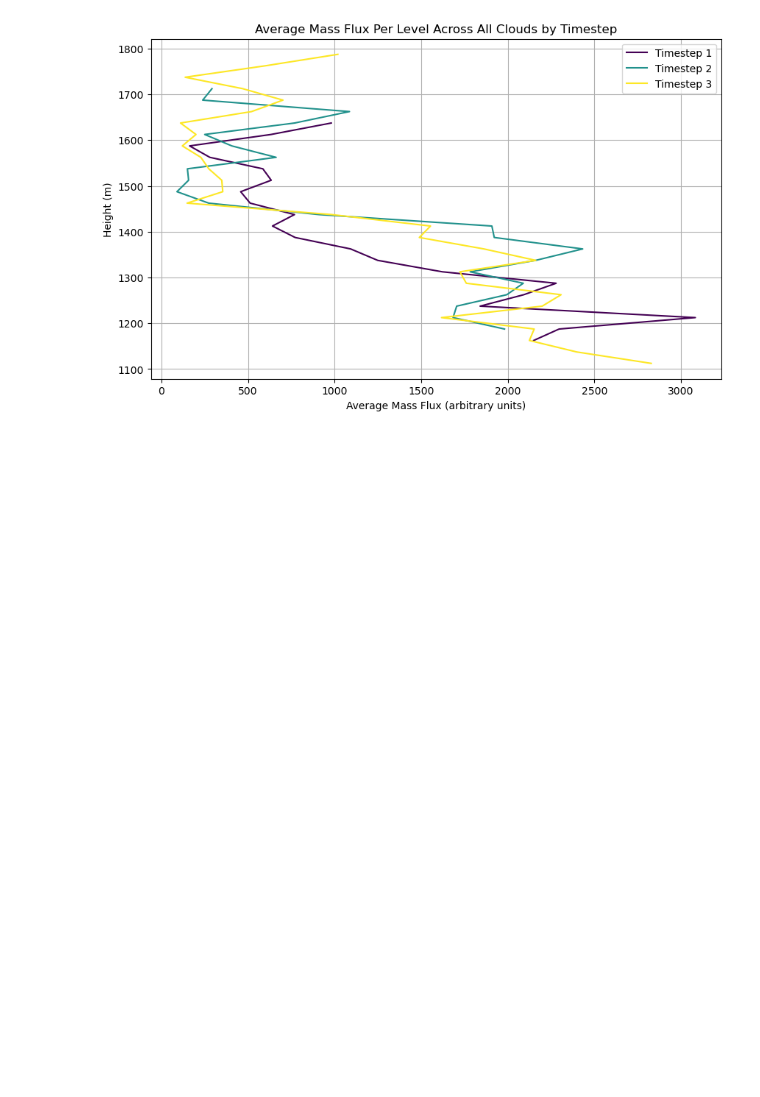
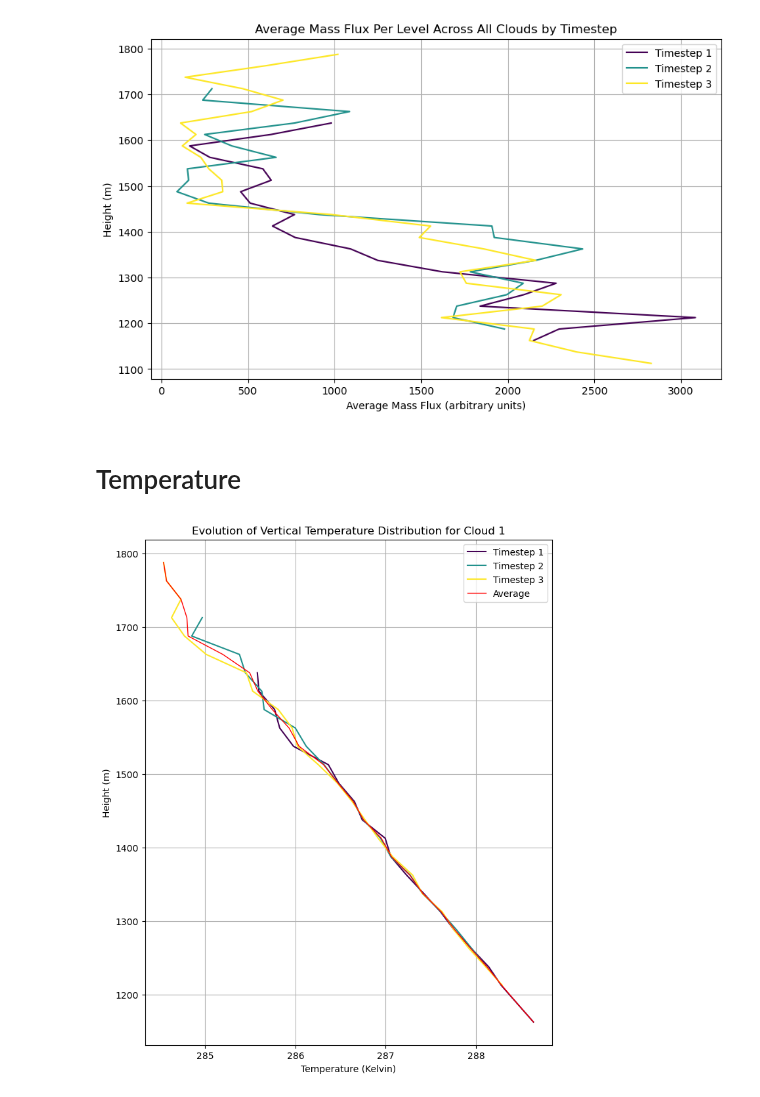
Before and after one commit to jurezgubic/CloudTracking, a Jupyter notebook: analysis/output_analysis_vertical_profiles.ipynb, the cells around one changed output. Drawn from its saved outputs; the diff is of its cells as text; code cells hidden in the pictures; blank space fills up the shorter version.

Commit message:
Adding temperature and w vertical profile output. w is wrong!

```diff
--- a/analysis/output_analysis_vertical_profiles.ipynb
+++ b/analysis/output_analysis_vertical_profiles.ipynb
@@ -123,3 +124,48 @@ plt.show()
 dataset.close()
 # %% [output]
 [figure]
+# %% [markdown]
+# Temperature
+# %%
+
+# Load the NetCDF file
+nc_file = '../cloud_results.nc'  # Update this path
+dataset = Dataset(nc_file, 'r')
+
+# Select a specific cloud track to visualize
+cloud_index = 0 # Set the index of the cloud you want to visualize
+
+# Read the temp per level data for the specific cloud track
+temp_per_level = dataset.variables['temp_per_level'][cloud_index, :, :].T  # Transpose to get shape (levels, timesteps)
+
+# Read the height levels to use as the y-axis
+heights = dataset.variables['height'][:]
+
+# Number of timesteps for this specific cloud
+num_timesteps = temp_per_level.shape[1]
+
+# Set up the figure and axes for plotting
+plt.figure(figsize=(8, 10))
+
+# Generate a color map for the different timesteps
+colors = cm.viridis(np.linspace(0, 1, num_timesteps))
+
+# Plot temperature distribution for each timestep
+for timestep in range(num_timesteps):
+    if not np.all(np.isnan(temp_per_level[:, timestep])):  # Check if there's data for this timestep
+        plt.plot(temp_per_level[:, timestep], heights, label=f'Timestep {timestep+1}', color=colors[timestep])
+
+# Calculate and plot the average temperature per level across all timesteps
+average_temp = np.nanmean(temp_per_level, axis=1)
+plt.plot(average_temp, heights, label='Average', color='red', linewidth=1)
+
+plt.xlabel('Temperature (Kelvin)')
+plt.ylabel('Height (m)')
+plt.title(f'Evolution of Vertical Temperature Distribution for Cloud {cloud_index+1}')
+plt.grid(True)
+plt.legend()
+plt.show()
+
+dataset.close()
+# %% [output]
+[figure, added]
```
Also changed, not shown: parts of 5 cells of this notebook, 3 other files.
